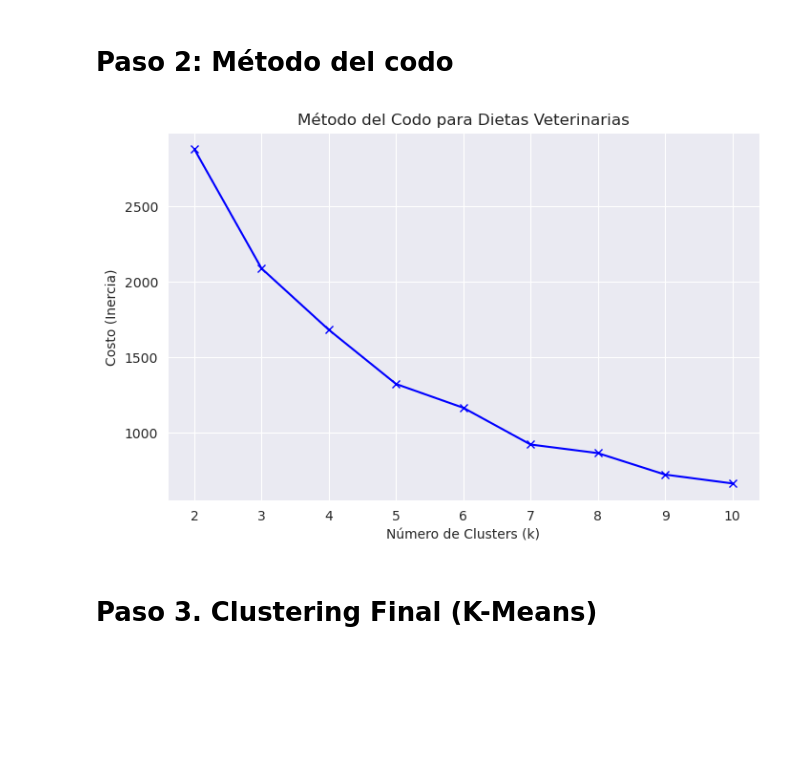
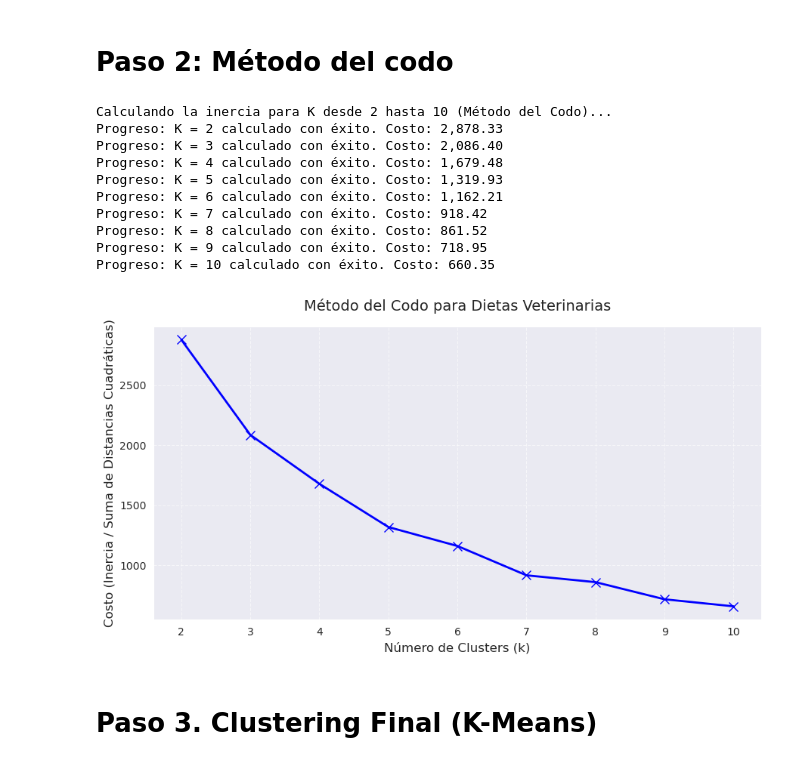
Before and after one commit to IICG-Coquimbo/practica-proyecto-equipo-agrotech, a Jupyter notebook: semanas/Semana 10/Clustering.ipynb, the cells around one changed output. Drawn from its saved outputs; the diff is of its cells as text; code cells hidden in the pictures; blank space fills up the shorter version.

Commit message:
actualizacion de semana 10 para trabajar en ticket de salida de semana 12

```diff
--- a/semanas/Semana 10/Clustering.ipynb
+++ b/semanas/Semana 10/Clustering.ipynb
@@ -107,19 +142,26 @@ only showing top 5 rows
 # %%
 from pyspark.ml.feature import VectorAssembler, StandardScaler, PCA
 
-# 1. Vectorizamos las columnas numéricas
+print("Ejecutando pipeline de preparación: Vectorización, Escalamiento y Reducción de Dimensiones (PCA)...")
+
+# 1. Vectorizamos las columnas numéricas clave de df_clustering
+# Ajustamos 'precio_raw' a 'precio' para que coincida con tu esquema de Atlas
 assembler = VectorAssembler(
-    inputCols=["precio_kg", "rating", "opiniones","precio_raw"],
+    inputCols=["precio_kg", "rating", "opiniones", "precio"],
     outputCol="features"
 )
 df_vector = assembler.transform(df_clustering)
 
-# 2. Escalamos los datos (K-Means es sensible a la escala)
-scaler = StandardScaler(inputCol="features", outputCol="scaledFeatures")
+# 2. Escalamos los datos (K-Means calcula distancias euclidianas, por lo que la escala es crítica)
+scaler = StandardScaler(inputCol="features", outputCol="scaledFeatures", withStd=True, withMean=False)
 scaler_model = scaler.fit(df_vector)
 df_scaled = scaler_model.transform(df_vector)
 
-# 3. PCA para reducir a 2 componentes (visualización)
+# 3. Aplicamos PCA para reducir a 2 componentes principales (Ideal para graficar en 2D)
 pca = PCA(k=2, inputCol="scaledFeatures", outputCol="pcaFeatures")
 pca_model = pca.fit(df_scaled)
 df_pca = pca_model.transform(df_scaled)
+
+print("¡Procesamiento PCA completado con éxito!")
+# Mostramos cómo quedaron los componentes principales mapeados
+df_pca.select("features", "scaledFeatures", "pcaFeatures").show(5, truncate=False)
@@ -190,24 +255,44 @@ plt.show()
 # %%
 from pyspark.ml.clustering import KMeans
 import matplotlib.pyplot as plt
 
+print("Calculando la inercia para K desde 2 hasta 10 (Método del Codo)...")
+
 cost = []
-# Probamos de 2 a 10 clusters
+
+# Iteramos de 2 a 10 clusters usando tus características escaladas
 for k in range(2, 11):
+    # Usamos seed=42 para que el resultado sea reproducible y no cambie en cada ejecución
     kmeans = KMeans(featuresCol='scaledFeatures', k=k, seed=42)
     model = kmeans.fit(df_scaled)
-    # En versiones nuevas de Spark se usa getDistanceMeasure o summary
-    cost.append(model.summary.trainingCost)
 
-# Graficamos el codo
-plt.figure(figsize=(8, 5))
-plt.plot(range(2, 11), cost, 'bx-')
-plt.xlabel('Número de Clusters (k)')
-plt.ylabel('Costo (Inercia)')
-plt.title('Método del Codo para Dietas Veterinarias')
+    # Extraemos el costo de entrenamiento (Inercia / Suma de errores cuadráticos)
+    cost_val = model.summary.trainingCost
+    cost.append(cost_val)
+    print(f"Progreso: K = {k} calculado con éxito. Costo: {cost_val:,.2f}")
+
+# Generamos la gráfica del codo
+plt.figure(figsize=(9, 5))
+plt.plot(range(2, 11), cost, 'bx-', color='blue', linewidth=2, markersize=8)
+plt.xlabel('Número de Clusters (k)', fontsize=12)
+plt.ylabel('Costo (Inercia / Suma de Distancias Cuadráticas)', fontsize=12)
+plt.title('Método del Codo para Dietas Veterinarias', fontsize=14, pad=15)
+plt.grid(True, linestyle='--', alpha=0.6)
+
+plt.tight_layout()
 plt.show()
 # %% [output]
+Calculando la inercia para K desde 2 hasta 10 (Método del Codo)...
+Progreso: K = 2 calculado con éxito. Costo: 2,878.33
+Progreso: K = 3 calculado con éxito. Costo: 2,086.40
+Progreso: K = 4 calculado con éxito. Costo: 1,679.48
+Progreso: K = 5 calculado con éxito. Costo: 1,319.93
+Progreso: K = 6 calculado con éxito. Costo: 1,162.21
+Progreso: K = 7 calculado con éxito. Costo: 918.42
+Progreso: K = 8 calculado con éxito. Costo: 861.52
+Progreso: K = 9 calculado con éxito. Costo: 718.95
+Progreso: K = 10 calculado con éxito. Costo: 660.35
-[figure, old version]
+[figure, new version]
 # %% [markdown]
 # Paso 3. Clustering Final (K-Means)
 # %%
```
Also changed, not shown: parts of 12 cells of this notebook, 6 other files.
